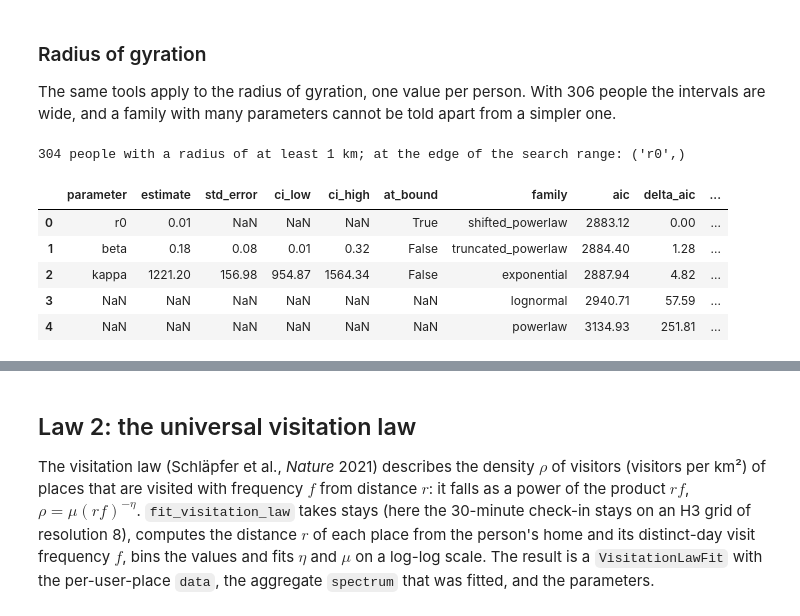
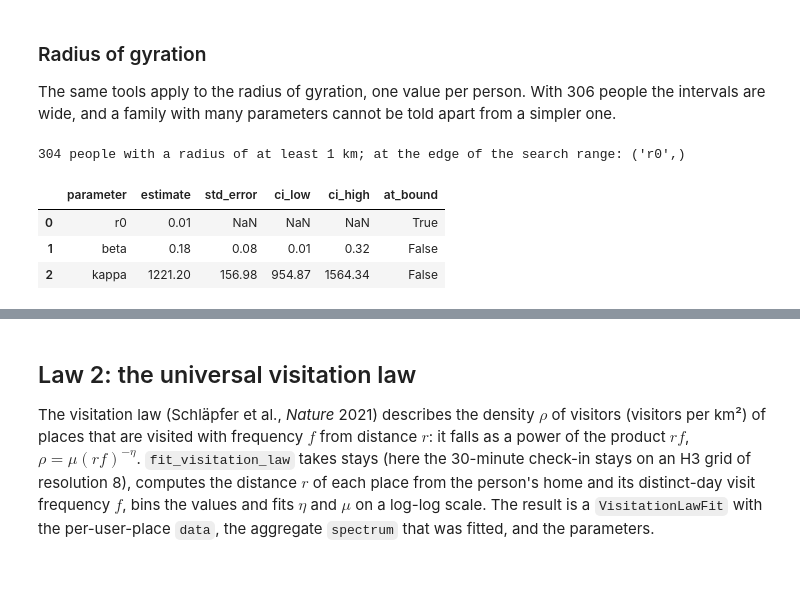
Before and after one commit to gefgu/fastmob, a Jupyter notebook: docs/src/learn/compare-to-mobility-laws.ipynb, the cells around one changed output, grey strips where cells are left out. Saved outputs shown, nothing was run; the diff lists cells and outputs as text; code cells hidden in the pictures; blank space fills up the shorter version.

```diff
--- a/docs/src/learn/compare-to-mobility-laws.ipynb
+++ b/docs/src/learn/compare-to-mobility-laws.ipynb
@@ -168,27 +168,17 @@ The same tools apply to the radius of gyration, one value per person. With 306 p
 # %%
 radii = fastmob.radius_of_gyration(checkins)["radius_of_gyration"]
 radius_fit = fit_distance_distribution(
     radii, "truncated_powerlaw", xmin=1.0, n_bootstrap=100
 )
 print(
     f"{radius_fit.n} people with a radius of at least 1 km;",
     "at the edge of the search range:",
     radius_fit.at_bound or "none",
 )
-pd.concat(
-    [
-        radius_fit.summary().to_pandas().round(2),
-        compare_distance_distributions(radii, xmin=1.0)
-        .to_pandas()[["family", "aic", "delta_aic", "akaike_weight"]]
-        .round(2),
-    ],
-    axis=1,
-)
+radius_fit.summary().to_pandas().round(2)
 # %% [output]
 304 people with a radius of at least 1 km; at the edge of the search range: ('r0',)
-|  | parameter | estimate | std_error | ci_low | ci_high | at_bound | family | aic | delta_aic | ... |
-| 0 | r0 | 0.01 | NaN | NaN | NaN | True | shifted_powerlaw | 2883.12 | 0.00 | ... |
-| 1 | beta | 0.18 | 0.08 | 0.01 | 0.32 | False | truncated_powerlaw | 2884.40 | 1.28 | ... |
-| 2 | kappa | 1221.20 | 156.98 | 954.87 | 1564.34 | False | exponential | 2887.94 | 4.82 | ... |
-| 3 | NaN | NaN | NaN | NaN | NaN | NaN | lognormal | 2940.71 | 57.59 | ... |
-| 4 | NaN | NaN | NaN | NaN | NaN | NaN | powerlaw | 3134.93 | 251.81 | ... |
+|  | parameter | estimate | std_error | ci_low | ci_high | at_bound |
+| 0 | r0 | 0.01 | NaN | NaN | NaN | True |
+| 1 | beta | 0.18 | 0.08 | 0.01 | 0.32 | False |
+| 2 | kappa | 1221.20 | 156.98 | 954.87 | 1564.34 | False |
```
Also changed, not shown: parts of 4 cells of this notebook, 8 other files.
